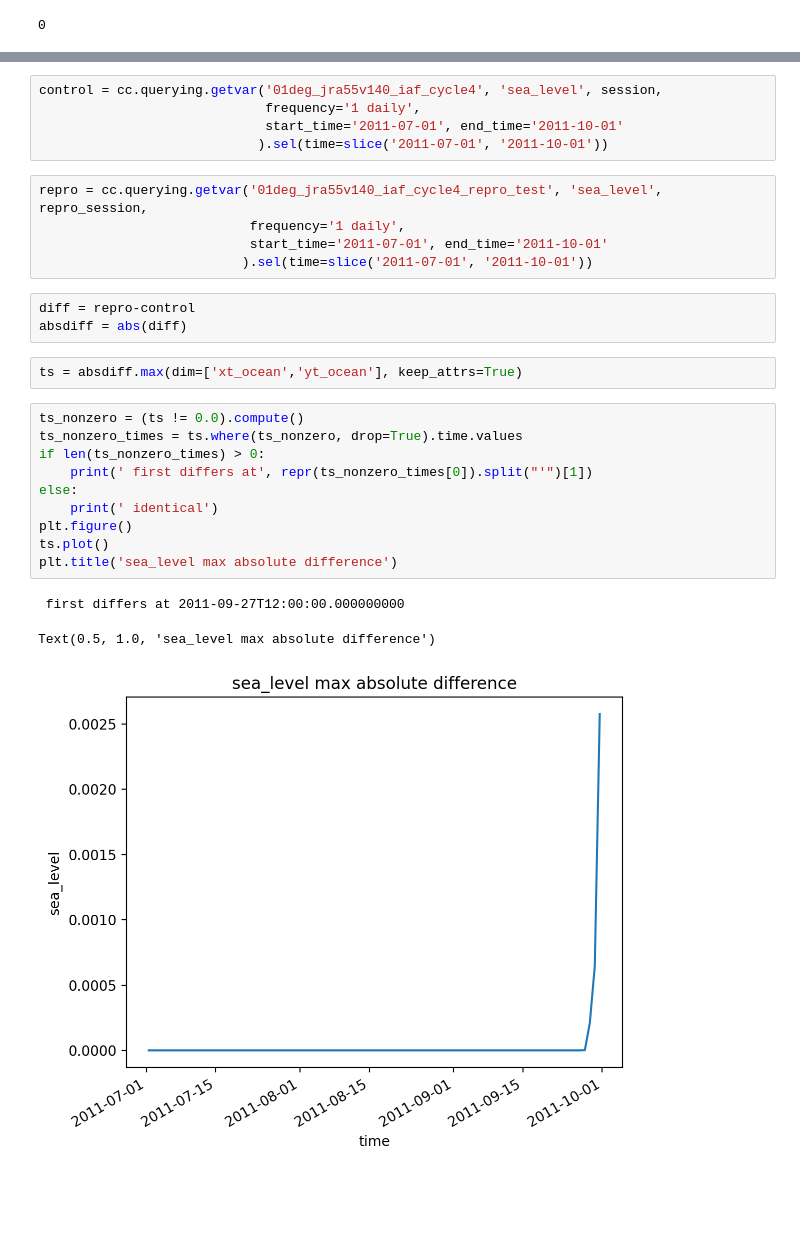
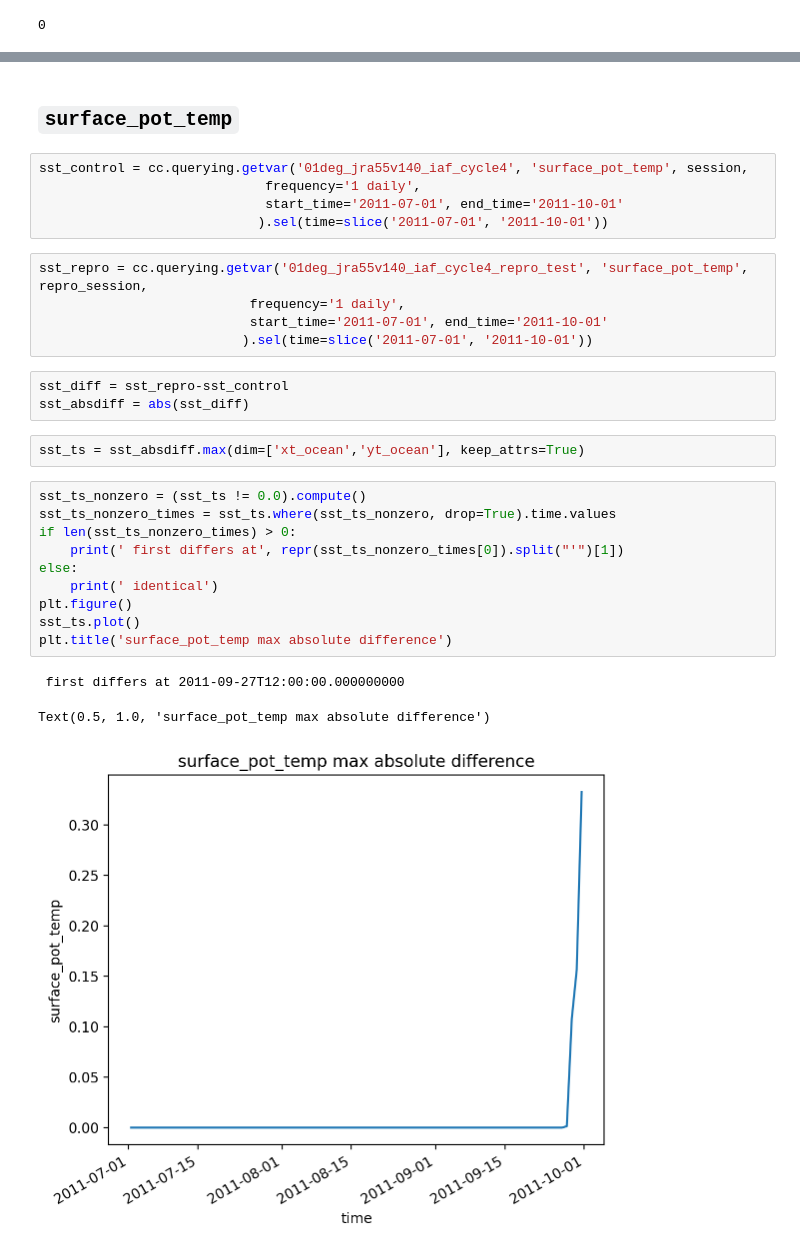
Before and after one commit to aekiss/notebooks, a Jupyter notebook: 01deg_jra55v140_iaf_cycle4_repro_test.ipynb, the cells around one changed output, grey strips where cells are left out. Cells and saved outputs as stored; diff of their text form; blank space fills up the shorter version.

```diff
--- a/01deg_jra55v140_iaf_cycle4_repro_test.ipynb
+++ b/01deg_jra55v140_iaf_cycle4_repro_test.ipynb
@@ -27,30 +80,32 @@ Indexing experiment: 01deg_jra55v140_iaf_cycle4_repro_test
+# %% [markdown]
+## `surface_pot_temp`
 # %%
-control = cc.querying.getvar('01deg_jra55v140_iaf_cycle4', 'sea_level', session,
+sst_control = cc.querying.getvar('01deg_jra55v140_iaf_cycle4', 'surface_pot_temp', session,
                              frequency='1 daily',
                              start_time='2011-07-01', end_time='2011-10-01'
                             ).sel(time=slice('2011-07-01', '2011-10-01'))
 # %%
-repro = cc.querying.getvar('01deg_jra55v140_iaf_cycle4_repro_test', 'sea_level', repro_session,
+sst_repro = cc.querying.getvar('01deg_jra55v140_iaf_cycle4_repro_test', 'surface_pot_temp', repro_session,
                            frequency='1 daily',
                            start_time='2011-07-01', end_time='2011-10-01'
                           ).sel(time=slice('2011-07-01', '2011-10-01'))
 # %%
-diff = repro-control
-absdiff = abs(diff)
+sst_diff = sst_repro-sst_control
+sst_absdiff = abs(sst_diff)
 # %%
-ts = absdiff.max(dim=['xt_ocean','yt_ocean'], keep_attrs=True)
+sst_ts = sst_absdiff.max(dim=['xt_ocean','yt_ocean'], keep_attrs=True)
 # %%
-ts_nonzero = (ts != 0.0).compute()
-ts_nonzero_times = ts.where(ts_nonzero, drop=True).time.values
-if len(ts_nonzero_times) > 0:
-    print(' first differs at', repr(ts_nonzero_times[0]).split("'")[1])
+sst_ts_nonzero = (sst_ts != 0.0).compute()
+sst_ts_nonzero_times = sst_ts.where(sst_ts_nonzero, drop=True).time.values
+if len(sst_ts_nonzero_times) > 0:
+    print(' first differs at', repr(sst_ts_nonzero_times[0]).split("'")[1])
 else:
     print(' identical')
 plt.figure()
-ts.plot()
-plt.title('sea_level max absolute difference')
+sst_ts.plot()
+plt.title('surface_pot_temp max absolute difference')
 # %% [output]
  first differs at 2011-09-27T12:00:00.000000000
-Text(0.5, 1.0, 'sea_level max absolute difference')
+Text(0.5, 1.0, 'surface_pot_temp max absolute difference')
-[figure, old version]
+[figure, new version]
 # %%
```
Also changed, not shown: parts of 27 cells of this notebook.
